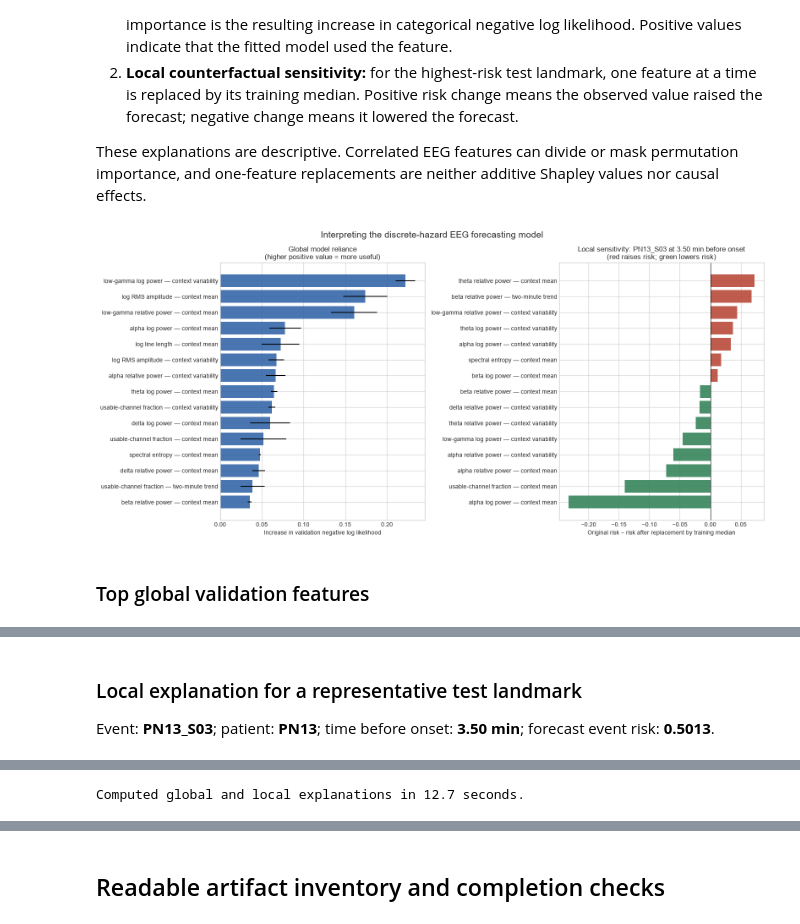
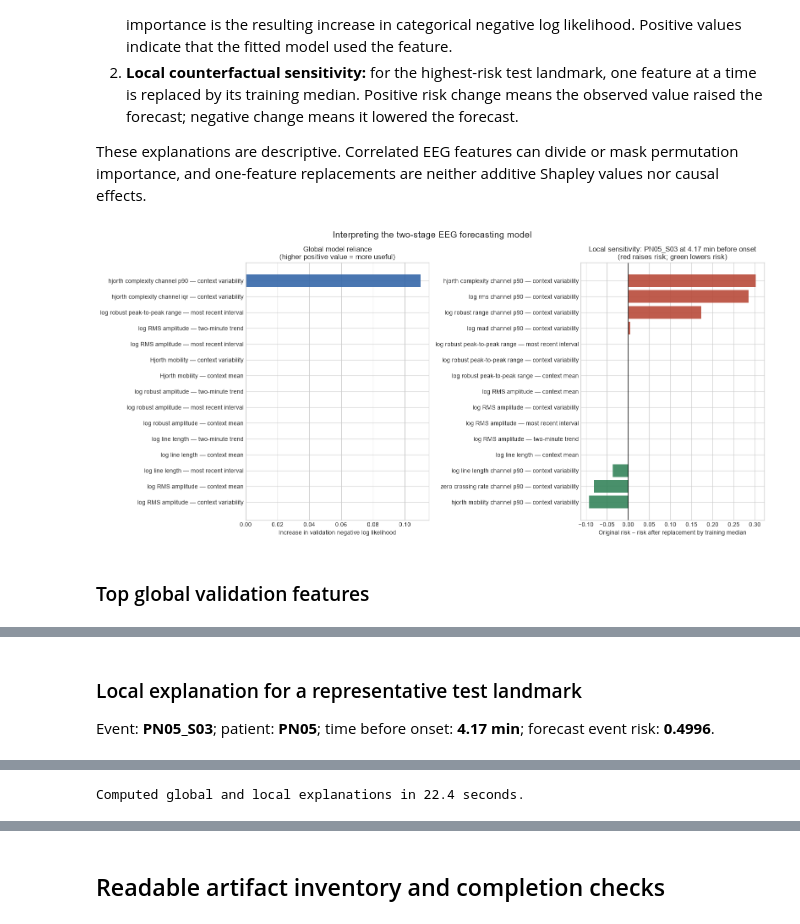
Before and after one commit to ucd-cosmos-data/26-the-optimizers-analysis, a Jupyter notebook: final_project/scripts/rolling_seizure_forecasting.ipynb, the cells around one changed output, grey strips where cells are left out. Drawn from its saved outputs; the diff is of its cells as text; code cells hidden in the pictures.

Commit message:
model in

```diff
--- a/final_project/scripts/rolling_seizure_forecasting.ipynb
+++ b/final_project/scripts/rolling_seizure_forecasting.ipynb
@@ -805,16 +1068,25 @@ or mask permutation importance, and one-feature replacements are neither
 additive Shapley values nor causal effects.
 # %%
 started = time.time()
+interpretation_validation = (
+    validation.sort_values(["episode_id", "landmark_step"])
+    .groupby("episode_id", group_keys=False)
+    .head(15)
+    .reset_index(drop=True)
+)
 global_importance = rsf.permutation_feature_importance(
     model,
-    validation,
+    interpretation_validation,
     config,
-    n_repeats=2,
+    n_repeats=1,
     random_seed=RANDOM_SEED,
 )
 
+seizure_candidates = test_predictions.loc[
+    test_predictions["episode_type"].eq("preictal")
+]
 representative_index = int(
-    (test_predictions["event_risk"] - 0.5).abs().argmin()
+    (seizure_candidates["event_risk"] - 0.5).abs().idxmin()
 )
 explained_prediction = test_predictions.iloc[representative_index]
 explained_reading = test.reset_index(drop=True).iloc[
@@ -889,7 +1161,7 @@ axes[1].set(
     ),
 )
 fig.suptitle(
-    "Interpreting the discrete-hazard EEG forecasting model",
+    "Interpreting the two-stage EEG forecasting model",
     fontsize=15,
 )
 fig.tight_layout()
@@ -907,33 +1179,33 @@ display(
             "importance_std": "{:.6f}",
             "baseline_validation_nll": "{:.4f}",
         }
     ).hide(axis="index")
 )
 display(Markdown(
     "### Local explanation for a representative test landmark\n"
     f"Event: **{explained_prediction['source_event_id']}**; "
     f"patient: **{explained_prediction['patient_id']}**; "
     f"time before onset: **"
     f"{explained_prediction['time_to_event_seconds'] / 60:.2f} min**; "
     f"forecast event risk: **{explained_prediction['event_risk']:.4f}**."
 ))
 display(
     local_explanation.head(15).style.format(
         {
             "observed_value": "{:.6g}",
             "training_median": "{:.6g}",
             "original_event_risk": "{:.4f}",
             "counterfactual_event_risk": "{:.4f}",
             "risk_change_when_observed": "{:+.6f}",
             "absolute_risk_change": "{:.6f}",
         }
     ).hide(axis="index")
 )
 print(
     f"Computed global and local explanations in "
     f"{interpretation_seconds:.1f} seconds."
 )
 # %% [output]
-[figure, old version]
+[figure, new version]
 ### Top global validation features
 | feature | readable_feature | importance_nll_increase | importance_std | baseline_validation_nll | repeats |
@@ -955,3 +1227,3 @@ print(
 ### Local explanation for a representative test landmark
-Event: **PN13_S03**; patient: **PN13**; time before onset: **3.50 min**; forecast event risk: **0.5013**.
+Event: **PN05_S03**; patient: **PN05**; time before onset: **4.17 min**; forecast event risk: **0.4996**.
 | feature | readable_feature | observed_value | training_median | original_event_risk | counterfactual_event_risk | ... |
@@ -973 +1245 @@ Event: **PN13_S03**; patient: **PN13**; time before onset: **3.50 min**; forecas
-Computed global and local explanations in 12.7 seconds.
+Computed global and local explanations in 22.4 seconds.
```
Also changed, not shown: parts of 16 cells of this notebook, 27 other files.
